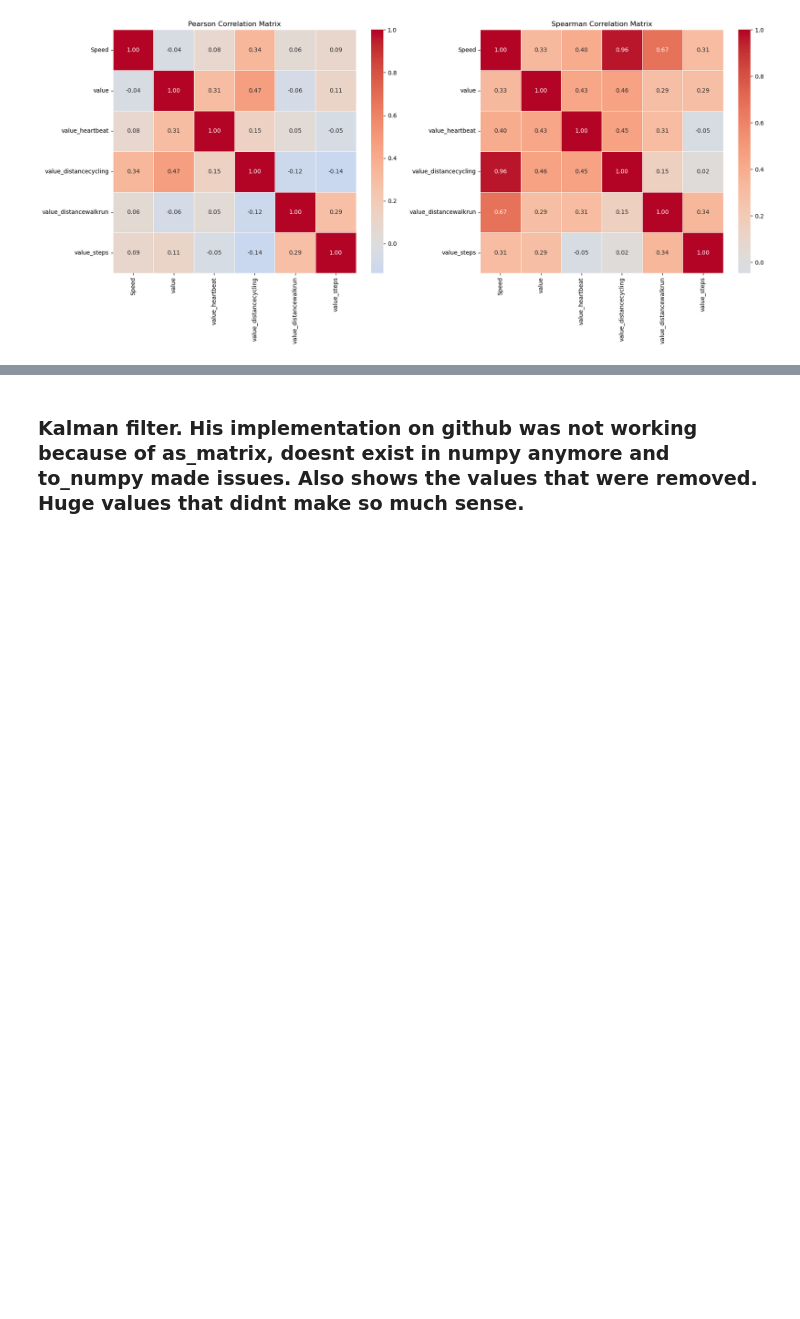
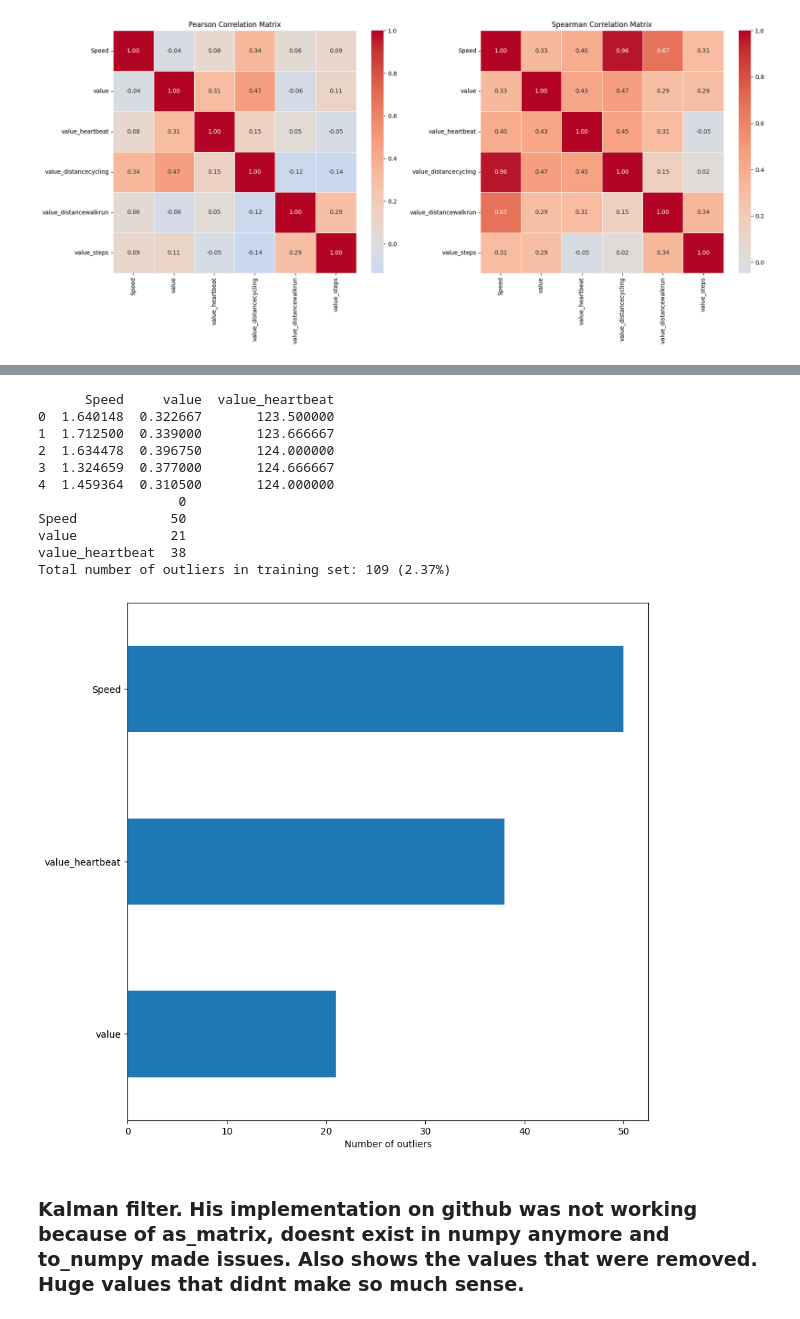
Before and after one commit to TKendel/MLQL, a Jupyter notebook: myMLQL.ipynb, the cells around one changed output, grey strips where cells are left out. Drawn from its saved outputs; the diff is of its cells as text; code cells hidden in the pictures; blank space fills up the shorter version.

Commit message:
feat: added  Chauvenet’s criterion and grid search for model hypertruning

```diff
--- a/myMLQL.ipynb
+++ b/myMLQL.ipynb
@@ -364,3 +358,7 @@ df_dropped = df.iloc[:, :-3]
 df_dropped.head()
 output_file_path = 'df_only_filled_values.csv'
 df_dropped.to_csv(output_file_path, index=False)
+
+print(df_dropped.isnull().sum(axis = 0))
+for col in df_dropped.columns:
+    print(df_dropped[col].shape[0])
@@ -366,0 +375,41 @@ df_dropped.to_csv(output_file_path, index=False)
+# %%
+from scipy.special import erfc
+
+
+filtered_df = df_dropped.copy()
+filtered_df = filtered_df[['Speed', 'value', 'value_heartbeat']]
+
+
+print(filtered_df.head())
+def chauvenet(array):
+    mean = array.mean()
+    stdv = array.std()
+    N = len(array)
+    criterion = 1.0/(2*N) # Chauvenet's criterion
+    d = abs(array-mean)/stdv
+    prob = erfc(d)
+    return prob < criterion
+
+train_outliers = dict()
+for col in filtered_df.columns:
+    train_outliers[col] = filtered_df[chauvenet(filtered_df[col].values)].shape[0]
+train_outliers = pd.Series(train_outliers)
+
+print(train_outliers.to_frame())
+
+train_outliers.sort_values().plot(figsize=(10, 10), kind='barh').set_xlabel('Number of outliers')
+
+print('Total number of outliers in training set: {} ({:.2f}%)'.format(sum(train_outliers.values), (sum(train_outliers.values) / filtered_df.shape[0]) * 100))
+# %% [output]
+      Speed     value  value_heartbeat
+0  1.640148  0.322667       123.500000
+1  1.712500  0.339000       123.666667
+2  1.634478  0.396750       124.000000
+3  1.324659  0.377000       124.666667
+4  1.459364  0.310500       124.000000
+                  0
+Speed            50
+value            21
+value_heartbeat  38
+Total number of outliers in training set: 109 (2.37%)
+[figure, added]
```
Also changed, not shown: parts of 8 cells of this notebook, 5 other files.
